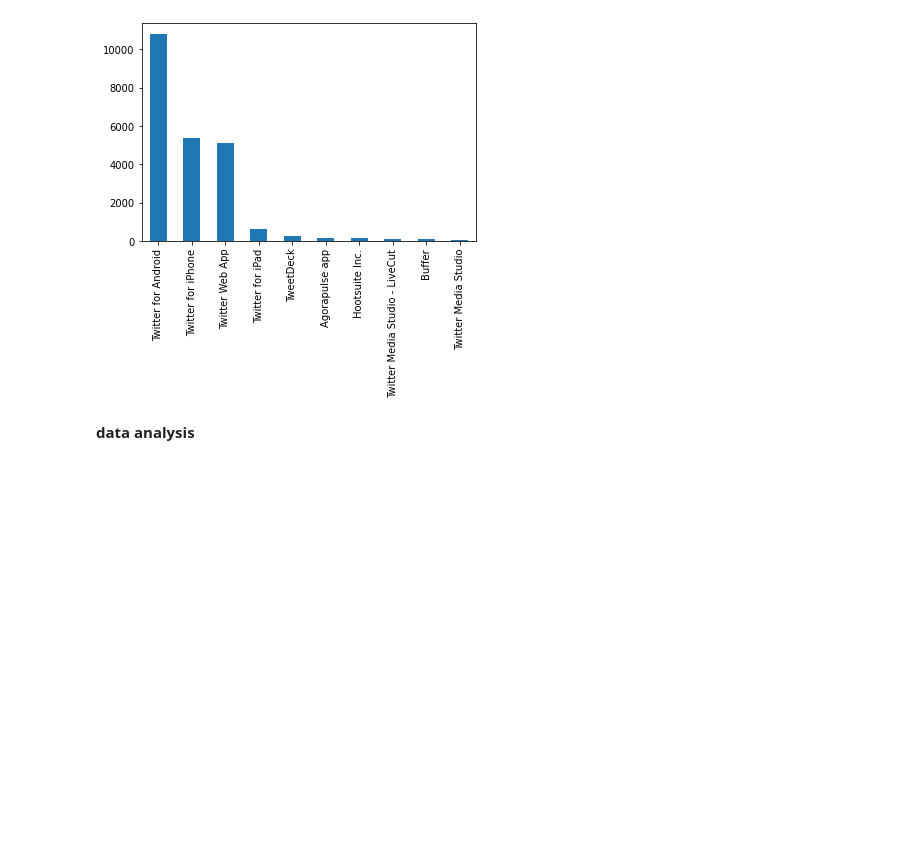
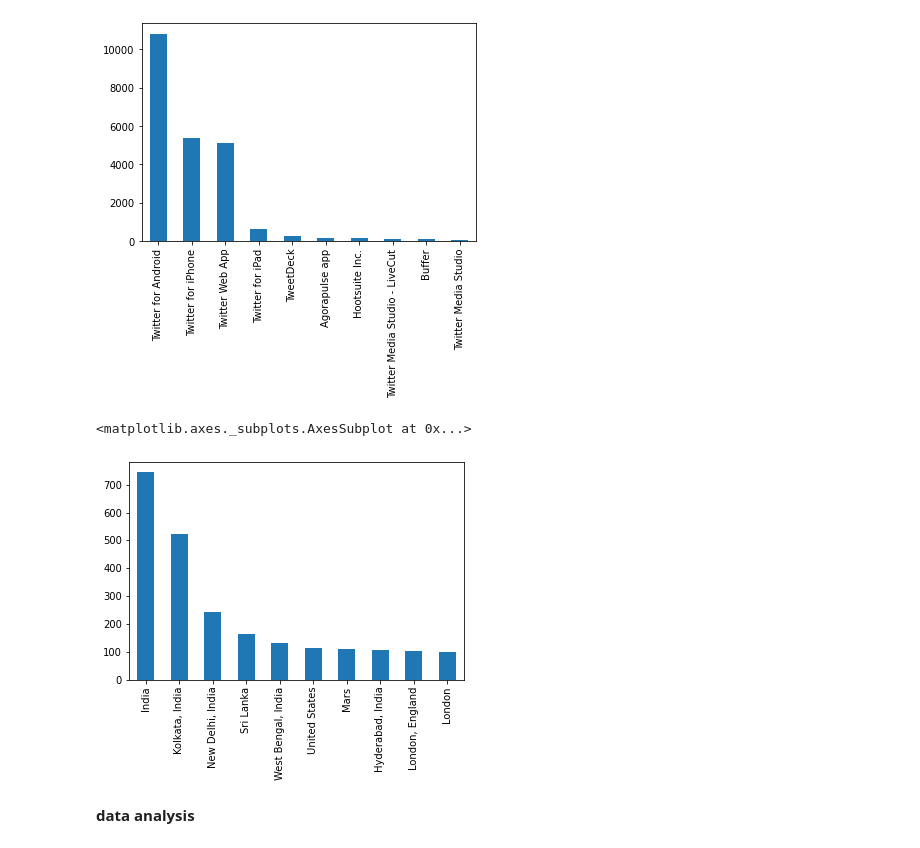
Before and after one commit to Kira-Floris/Twitter-Data-Analysis, a Jupyter notebook: tweets_analysis.ipynb, the cells around one changed output. Saved outputs shown, nothing was run; the diff lists cells and outputs as text; code cells hidden in the pictures; blank space fills up the shorter version.

```diff
--- a/tweets_analysis.ipynb
+++ b/tweets_analysis.ipynb
@@ -131,6 +131,11 @@ dataset['source'].value_counts()[:10].plot(kind='bar')
 # %% [output]
 <matplotlib.axes._subplots.AxesSubplot at 0x...>
 [figure]
+# %%
+dataset['location'].value_counts()[:10].plot(kind='bar')
+# %% [output]
+<matplotlib.axes._subplots.AxesSubplot at 0x...>
+[figure, added]
 # %% [markdown]
 **data analysis**
 # %%
```
Also changed, not shown: parts of 3 cells of this notebook, 1 other file.
